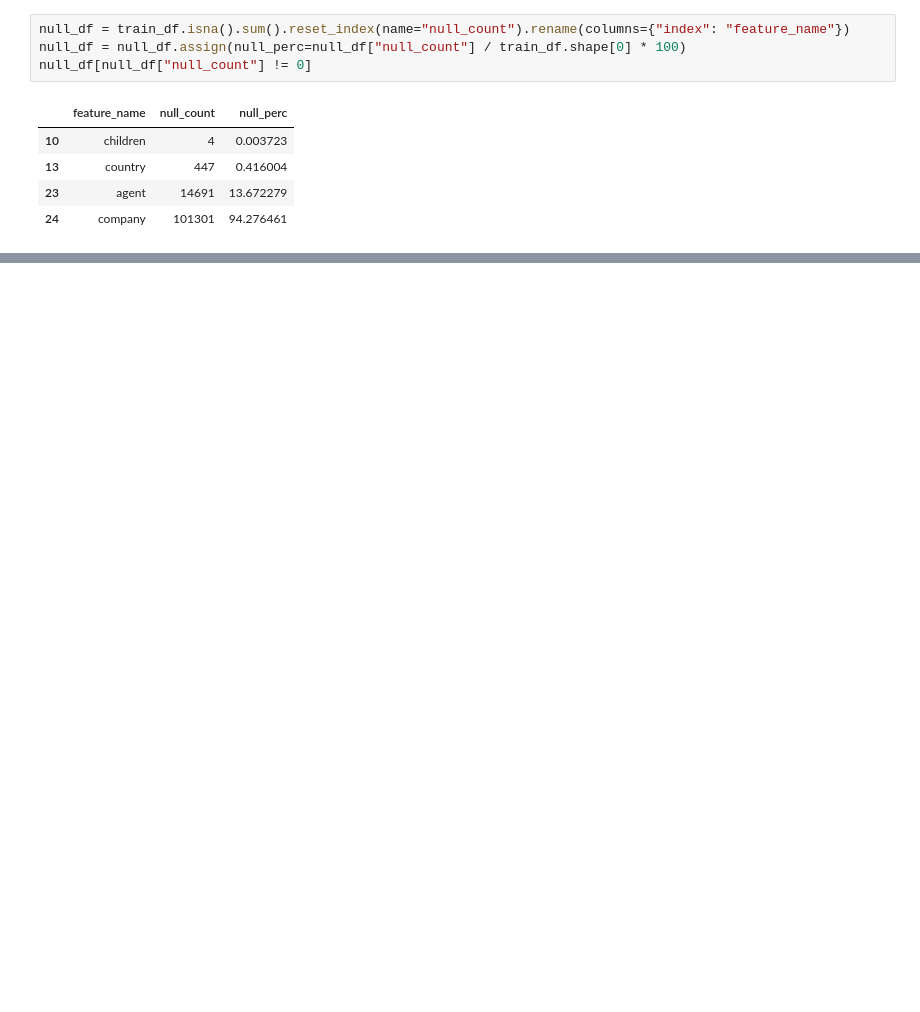
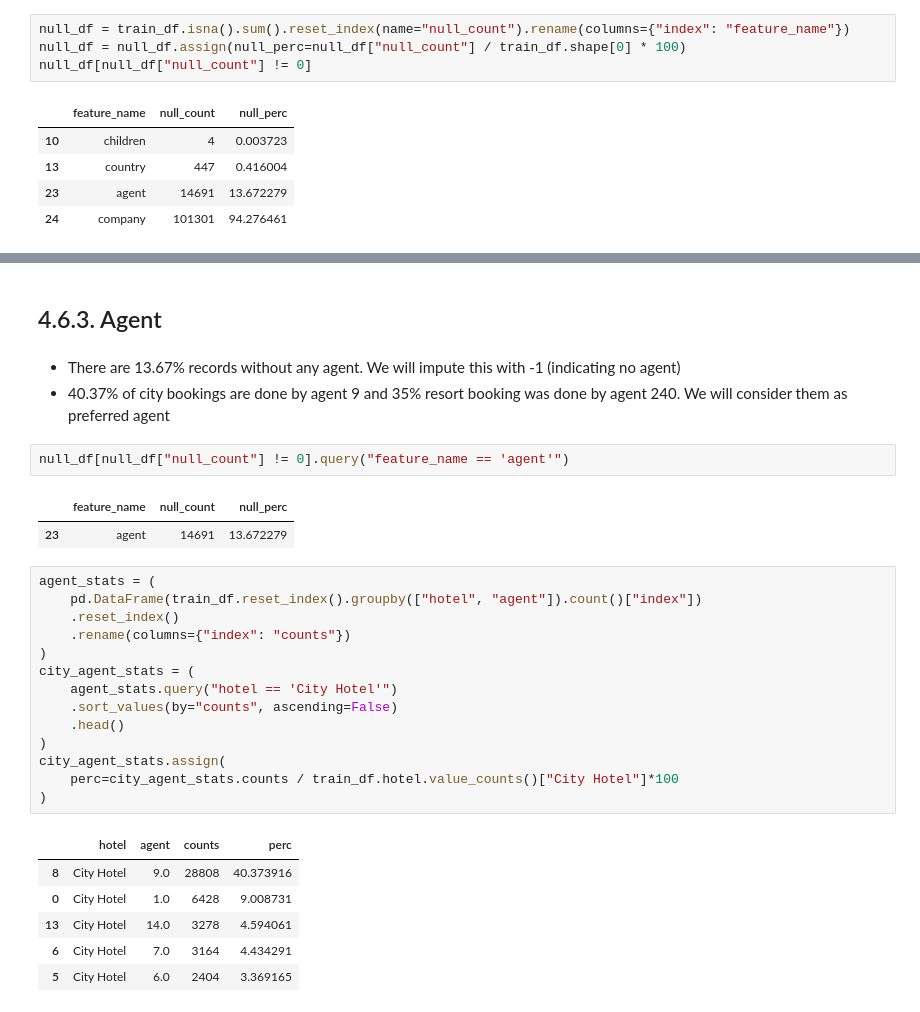
Before and after one commit to debanandasarkar/hotel_cancellation_prediction, a Jupyter notebook: Preliminary_analysis.ipynb, the cells around one changed output, grey strips where cells are left out. Saved outputs shown, nothing was run; the diff lists cells and outputs as text; blank space fills up the shorter version.

```diff
--- a/Preliminary_analysis.ipynb
+++ b/Preliminary_analysis.ipynb
@@ -272,0 +331,31 @@ null_df[null_df["null_count"] != 0]
+# %% [markdown]
+## 4.6.3. Agent
+# %% [markdown]
+- There are 13.67% records without any agent. We will impute this with -1 (indicating no agent)
+- 40.37% of city bookings are done by agent 9 and 35% resort booking was done by agent 240. We will consider them as preferred agent
+# %%
+null_df[null_df["null_count"] != 0].query("feature_name == 'agent'")
+# %% [output]
+|  | feature_name | null_count | null_perc |
+| 23 | agent | 14691 | 13.672279 |
+# %%
+agent_stats = (
+    pd.DataFrame(train_df.reset_index().groupby(["hotel", "agent"]).count()["index"])
+    .reset_index()
+    .rename(columns={"index": "counts"})
+)
+city_agent_stats = (
+    agent_stats.query("hotel == 'City Hotel'")
+    .sort_values(by="counts", ascending=False)
+    .head()
+)
+city_agent_stats.assign(
+    perc=city_agent_stats.counts / train_df.hotel.value_counts()["City Hotel"]*100
+)
+# %% [output]
+|  | hotel | agent | counts | perc |
+| 8 | City Hotel | 9.0 | 28808 | 40.373916 |
+| 0 | City Hotel | 1.0 | 6428 | 9.008731 |
+| 13 | City Hotel | 14.0 | 3278 | 4.594061 |
+| 6 | City Hotel | 7.0 | 3164 | 4.434291 |
+| 5 | City Hotel | 6.0 | 2404 | 3.369165 |
```
Also changed, not shown: parts of 34 cells of this notebook.
